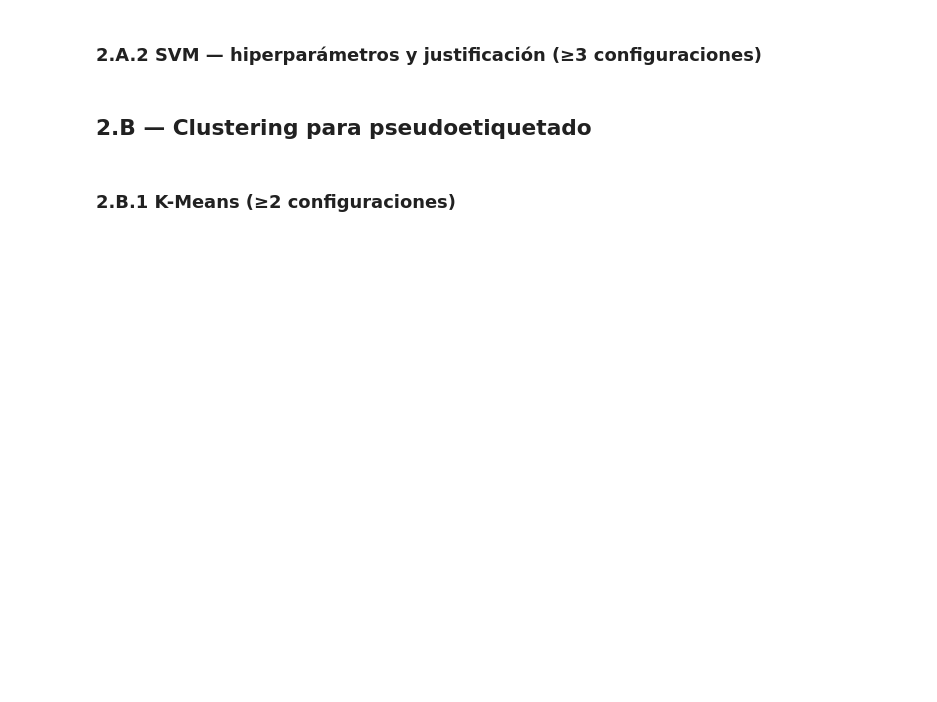
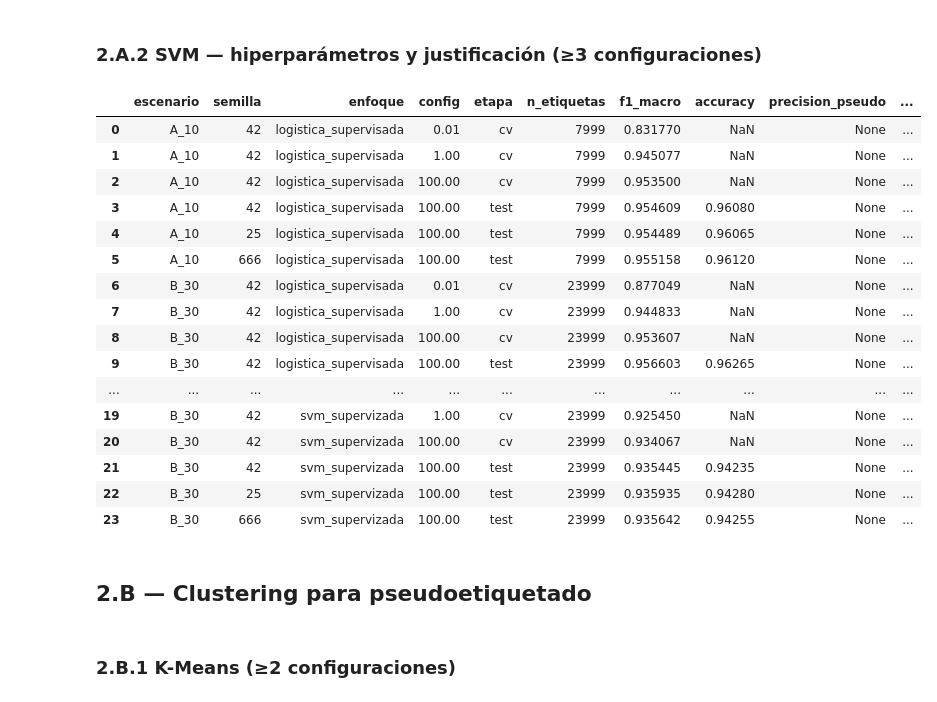
Before and after one commit to AH0106/Tarea2_IA, a Jupyter notebook: notebooks/tarea2.ipynb, the cells around one changed output. Drawn from its saved outputs; the diff is of its cells as text; code cells hidden in the pictures; blank space fills up the shorter version.

Commit message:
Cambios para mejor

```diff
--- a/notebooks/tarea2.ipynb
+++ b/notebooks/tarea2.ipynb
@@ -814,11 +814,16 @@ for escenario, fraccion in escenarios.items():
     print(f"Escenario {escenario}: {fraccion*100}% de etiquetas conocidas")
     for semilla in SEMILLAS:
         known_label, unknown_label = crear_escenarios(y_train, fraccion, semilla)
-        resultado_escenarios = {
+        resultado_escenarios[(escenario, semilla)] = {
             "known": known_label,
             "unknown": unknown_label
         }
         print(f"Nombre {escenario}: {len(known_label)} etiquetas conocidas, {len(unknown_label)} etiquetas desconocidas")
 
         print(f"Clases presentes: {np.unique(y_train.iloc[known_label])}")
+
+
+print(len(resultado_escenarios))                         # debe dar 6
+print(resultado_escenarios[("A_10", 42)]["known"][:5])
+print(resultado_escenarios[("A_10", 25)]["known"][:5])   # debe ser distinto al anterior
 # %% [output]
@@ -897,5 +940,90 @@ for escenario, fraccion in escenarios.items():
 # %% [markdown]
 ### 2.A.2 SVM — hiperparámetros y justificación (≥3 configuraciones)
+# %%
+
+configs = [
+    0.01,
+    1.0,
+    100.0
+]
+
+for escenario, fraccion in escenarios.items():
+    id_known= resultado_escenarios[(escenario, 42)]['known']
+
+    # Se seleccionan solo las caracteristicas etiquetadas
+    X_base = X_train.iloc[id_known]
+    y_base = y_train.iloc[id_known]
+
+    mejor_puntaje = 0.0
+    mejor_config = 0.0
+
+    for config in configs:
+        pipe = make_pipeline(StandardScaler(), LinearSVC(C=config, max_iter=1000))
+
+        #Validacion cruzada solo sobre las etiquetas conocidas
+        scores = cross_val_score(pipe, X_base, y_base, cv=5, scoring='f1_macro')
+        promedio = scores.mean()
+
+        resultados.append({
+            'escenario'   : escenario,                    # A_10 o B_30
+            'semilla'     : 42,                        # 42, 25 o 666
+            'enfoque'     : 'svm_supervisada',
+            'config'      : config,                   # la configuración probada
+            'etapa'       : 'cv',                      # 'cv' o 'test'
+            'n_etiquetas' : len(id_known),                      # con cuántas entrenó
+            'f1_macro'    : promedio,                       # la métrica principal
+            'accuracy'    : None,
+            'precision_pseudo' : None,
+            'cobertura'        : None
+        })
+        if promedio > mejor_puntaje:
+            mejor_puntaje = promedio
+            mejor_config = config
+
+
+    for semilla in SEMILLAS:
+        id_known = resultado_escenarios[(escenario, semilla)]["known"]
+
+        X_base = X_train.iloc[id_known]
+        y_base = y_train.iloc[id_known]
+
+        pipe_final = make_pipeline(StandardScaler(), LinearSVC(C=mejor_config, max_iter=1000))
+        pipe_final.fit(X_base, y_base)
+
+        # Conjunto de prueba
+        prediccion_test = pipe_final.predict(X_test)
+        resultados.append({
+            'escenario'   : escenario,
+            'semilla'     : semilla,
+            'enfoque'     : 'svm_supervisada',
+            'config'      : mejor_config,
+            'etapa'       : 'test',
+            'n_etiquetas' : len(id_known),
+            'f1_macro'    : f1_score(y_test, prediccion_test, average='macro'),
+            'accuracy'    : accuracy_score(y_test, prediccion_test),
+            'precision_pseudo' : None,
+            'cobertura'        : None
+        })
+
+display(pd.DataFrame((resultados)))
+# %% [output]
+|  | escenario | semilla | enfoque | config | etapa | n_etiquetas | f1_macro | accuracy | precision_pseudo | ... |
+| 0 | A_10 | 42 | logistica_supervisada | 0.01 | cv | 7999 | 0.831770 | NaN | None | ... |
+| 1 | A_10 | 42 | logistica_supervisada | 1.00 | cv | 7999 | 0.945077 | NaN | None | ... |
+| 2 | A_10 | 42 | logistica_supervisada | 100.00 | cv | 7999 | 0.953500 | NaN | None | ... |
+| 3 | A_10 | 42 | logistica_supervisada | 100.00 | test | 7999 | 0.954609 | 0.96080 | None | ... |
+| 4 | A_10 | 25 | logistica_supervisada | 100.00 | test | 7999 | 0.954489 | 0.96065 | None | ... |
+| 5 | A_10 | 666 | logistica_supervisada | 100.00 | test | 7999 | 0.955158 | 0.96120 | None | ... |
+| 6 | B_30 | 42 | logistica_supervisada | 0.01 | cv | 23999 | 0.877049 | NaN | None | ... |
+| 7 | B_30 | 42 | logistica_supervisada | 1.00 | cv | 23999 | 0.944833 | NaN | None | ... |
+| 8 | B_30 | 42 | logistica_supervisada | 100.00 | cv | 23999 | 0.953607 | NaN | None | ... |
+| 9 | B_30 | 42 | logistica_supervisada | 100.00 | test | 23999 | 0.956603 | 0.96265 | None | ... |
+| ... | ... | ... | ... | ... | ... | ... | ... | ... | ... | ... |
+| 19 | B_30 | 42 | svm_supervizada | 1.00 | cv | 23999 | 0.925450 | NaN | None | ... |
+| 20 | B_30 | 42 | svm_supervizada | 100.00 | cv | 23999 | 0.934067 | NaN | None | ... |
+| 21 | B_30 | 42 | svm_supervizada | 100.00 | test | 23999 | 0.935445 | 0.94235 | None | ... |
+| 22 | B_30 | 25 | svm_supervizada | 100.00 | test | 23999 | 0.935935 | 0.94280 | None | ... |
+| 23 | B_30 | 666 | svm_supervizada | 100.00 | test | 23999 | 0.935642 | 0.94255 | None | ... |
 # %% [markdown]
 ## 2.B — Clustering para pseudoetiquetado
 # %% [markdown]
```
Also changed, not shown: parts of 7 cells of this notebook, 4 other files.
